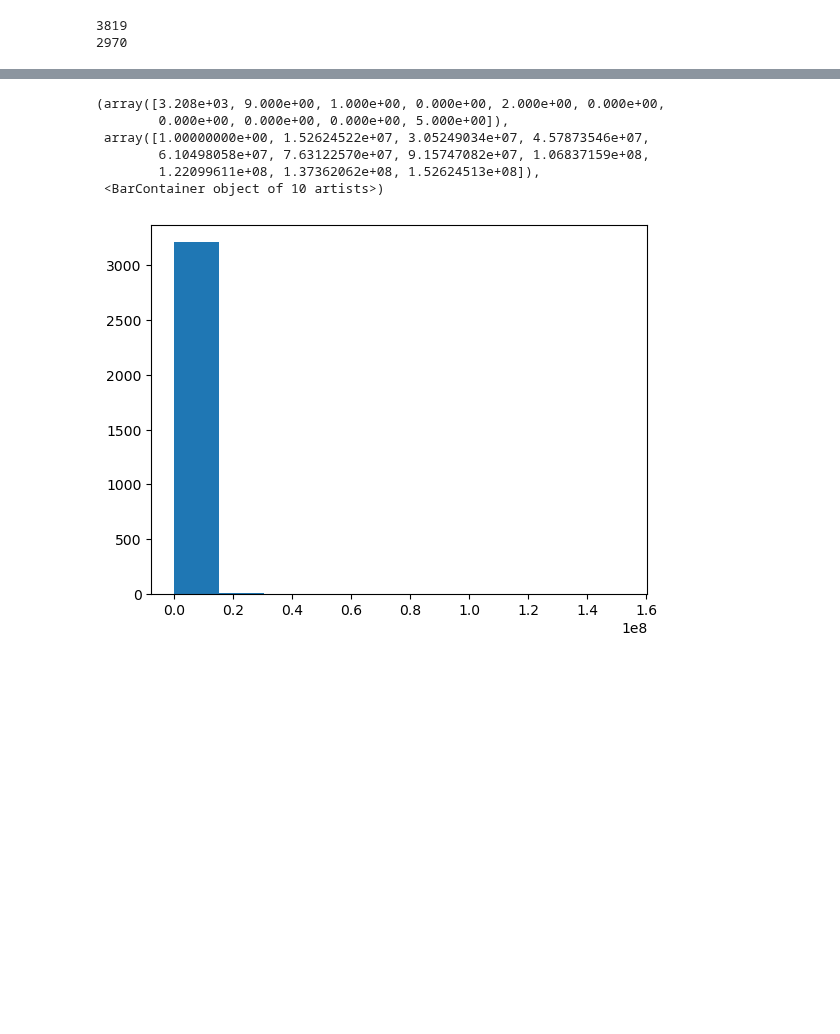
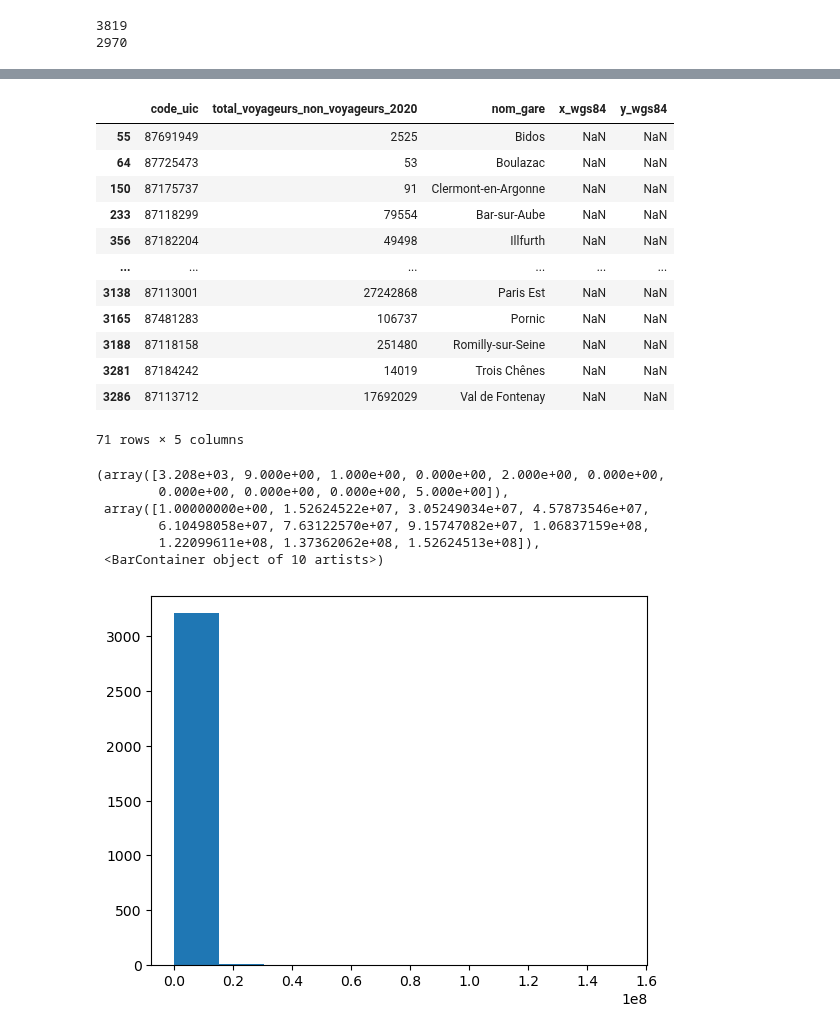
Before and after one commit to DiegoRenaud/Exercice, a Jupyter notebook: Gares_principales.ipynb, the cells around one changed output, grey strips where cells are left out. Cells and saved outputs as stored; diff of their text form; code cells hidden in the pictures; blank space fills up the shorter version.

```diff
--- a/Gares_principales.ipynb
+++ b/Gares_principales.ipynb
@@ -58 +91,18 @@ df_gares_merged = left_merged[['code_uic','total_voyageurs_non_voyageurs_2020',
+# %%
+df_gares_merged[df_gares_merged['x_wgs84'].isna()==True]
+#probleme --> il y a de grosses gares pour lesquelles on a pas les donnees geo
+# %% [output]
+|  | code_uic | total_voyageurs_non_voyageurs_2020 | nom_gare | x_wgs84 | y_wgs84 |
+| 55 | 87691949 | 2525 | Bidos | NaN | NaN |
+| 64 | 87725473 | 53 | Boulazac | NaN | NaN |
+| 150 | 87175737 | 91 | Clermont-en-Argonne | NaN | NaN |
+| 233 | 87118299 | 79554 | Bar-sur-Aube | NaN | NaN |
+| 356 | 87182204 | 49498 | Illfurth | NaN | NaN |
+| ... | ... | ... | ... | ... | ... |
+| 3138 | 87113001 | 27242868 | Paris Est | NaN | NaN |
+| 3165 | 87481283 | 106737 | Pornic | NaN | NaN |
+| 3188 | 87118158 | 251480 | Romilly-sur-Seine | NaN | NaN |
+| 3281 | 87184242 | 14019 | Trois Chênes | NaN | NaN |
+| 3286 | 87113712 | 17692029 | Val de Fontenay | NaN | NaN |
+71 rows × 5 columns
 # %%
```
Also changed, not shown: parts of 6 cells of this notebook.
